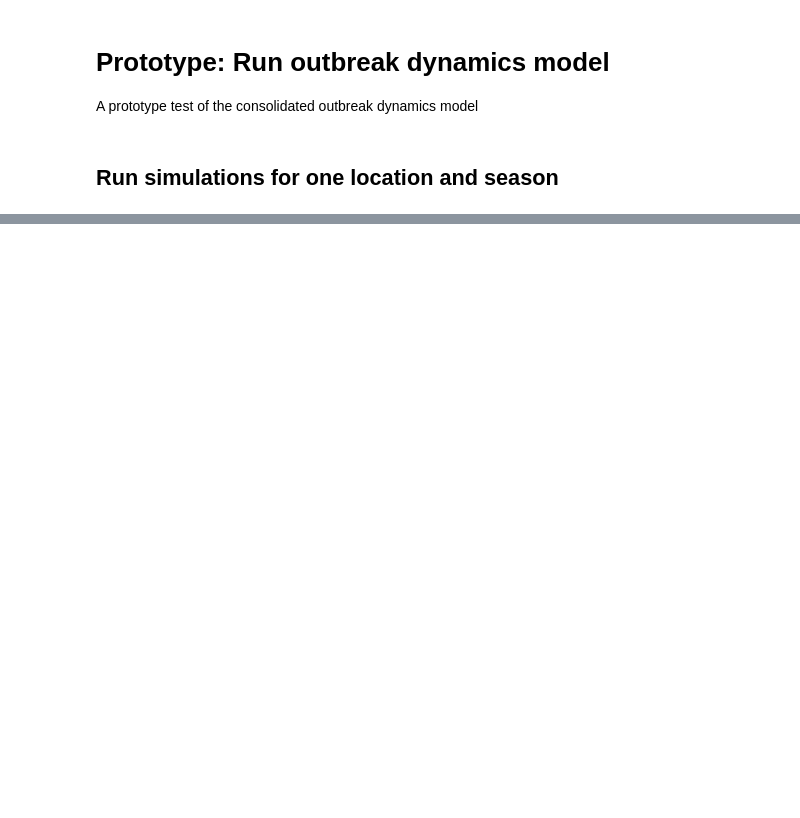
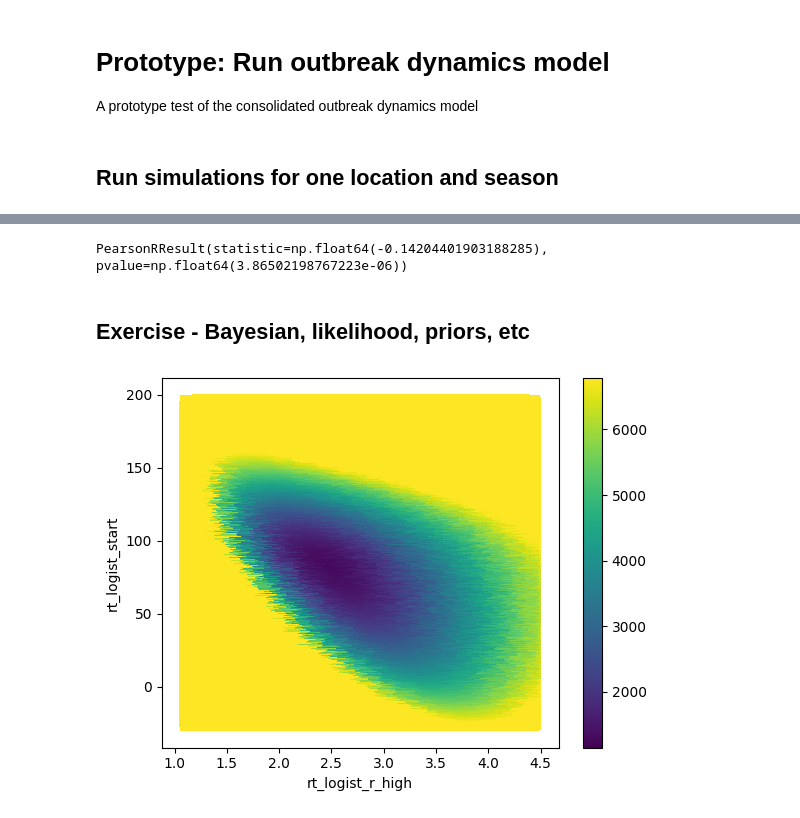
Before and after one commit to InfraMIND-models/3rd_imdc_ifgw_inframind-proteus, a Jupyter notebook: src/prototypes/run_dynamic_model.ipynb, the cells around one changed output, grey strips where cells are left out. Drawn from its saved outputs; the diff is of its cells as text; code cells hidden in the pictures; blank space fills up the shorter version.

```diff
--- a/src/prototypes/run_dynamic_model.ipynb
+++ b/src/prototypes/run_dynamic_model.ipynb
@@ -269,0 +304,42 @@ with plt.rc_context():
+# %%
+from scipy.stats import pearsonr
+
+pearsonr(
+    best_sampled_params_df["rt_logist_start"],
+    best_sampled_params_df["rt_logist_r_high"],
+)
+# %% [output]
+PearsonRResult(statistic=np.float64(-0.14204401903188285), pvalue=np.float64(3.86502198767223e-06))
+# %% [markdown]
+## Exercise - Bayesian, likelihood, priors, etc
+# %%
+free_param_names = list(config.sampling.param_ranges.keys())
+
+# Merge parameters and their scores
+df = pd.merge(
+    params_df, results.scoring.summary,
+    left_index=True, right_index=True,
+)
+
+df
+
+fig, ax = plt.subplots()
+
+
+# Plot samples as is
+import matplotlib.tri as tri
+triangulation = tri.Triangulation(
+    df[free_param_names[0]],
+    df[free_param_names[1]],
+)
+plot = ax.tripcolor(
+    triangulation, -df["nb_loglikelihood"],
+    vmin=-df["nb_loglikelihood"].quantile(0.50), vmax=-df["nb_loglikelihood"].max()
+)
+ax.set_xlabel(free_param_names[0])
+ax.set_ylabel(free_param_names[1])
+fig.colorbar(plot)
+
+fig
+# %% [output]
+[figure, added]
```
Also changed, not shown: parts of 6 cells of this notebook, 1 other file.
